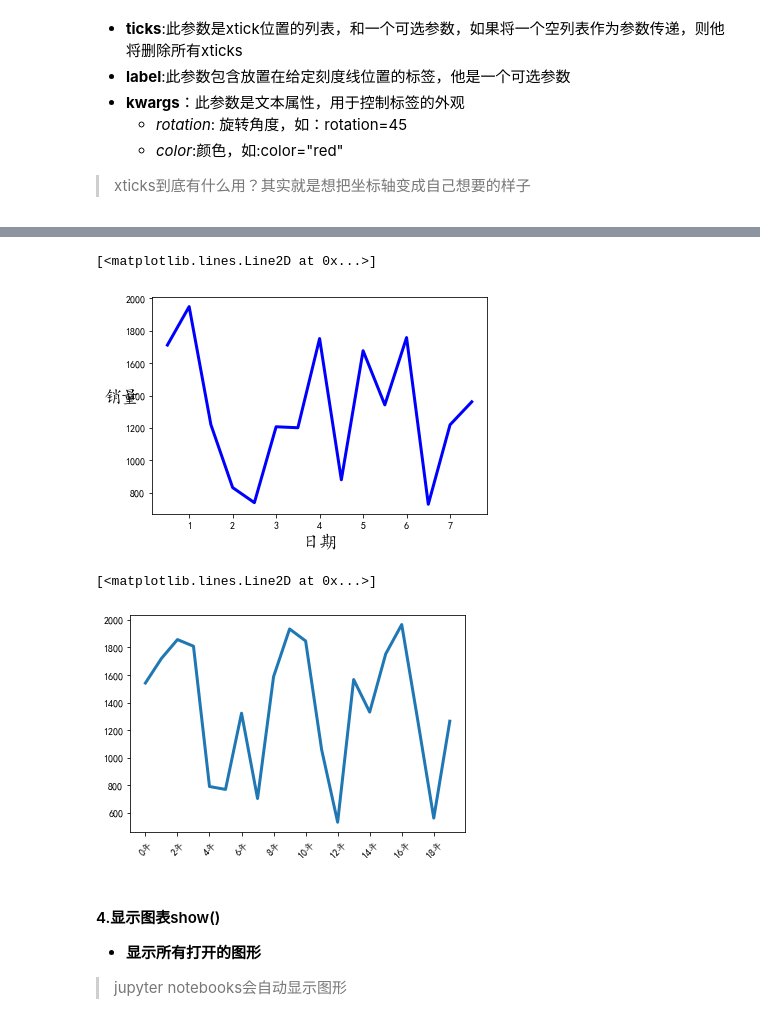
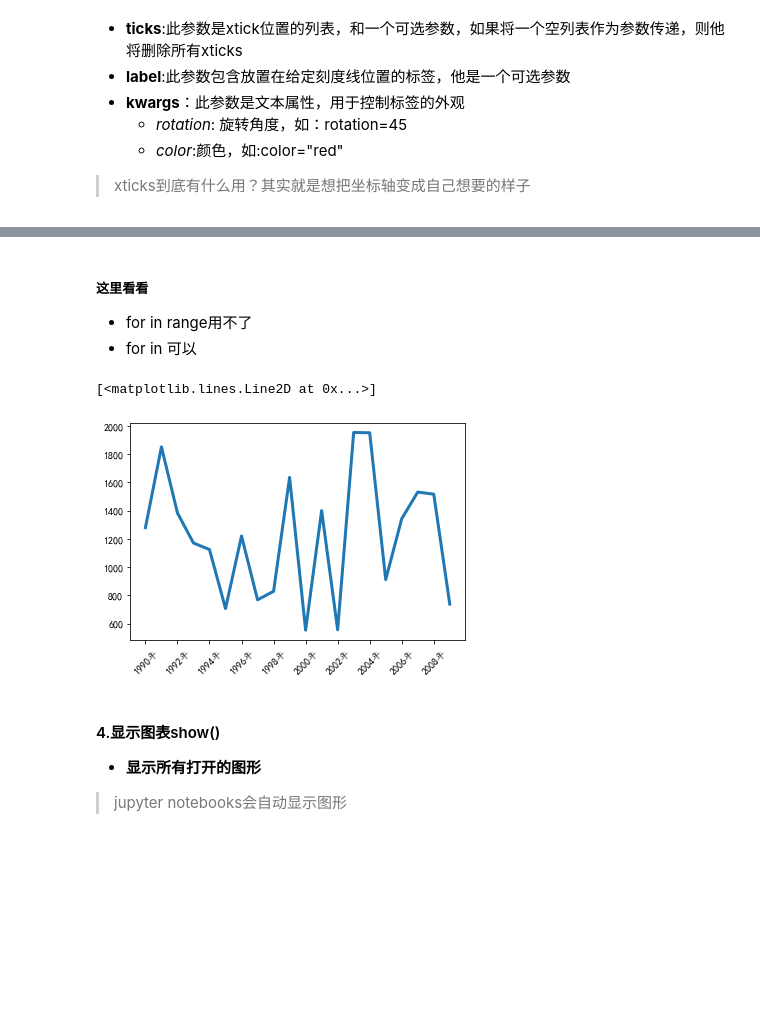
Before and after one commit to qty9866/Python-Data-analysis-learning, a Jupyter notebook: matplotlib.ipynb, the cells around one changed output, grey strips where cells are left out. Drawn from its saved outputs; the diff is of its cells as text; code cells hidden in the pictures; blank space fills up the shorter version.

Commit message:
2022-11-18 學習筆記 matplotlib 樣式設置

```diff
--- a/matplotlib.ipynb
+++ b/matplotlib.ipynb
@@ -156,23 +155,19 @@ plt.plot(times,sales,linewidth = 3,color= "blue")
-# %%
-#  换一个x轴的label
-plt.xticks(range(1,len(times),2),labels=[1,2,3,4,5,6,7] ,rotation=0)
-plt.xlabel("日期",fontsize=18)
-plt.ylabel("销量",fontsize=18,rotation=360)
-plt.plot(times,sales,linewidth = 3,color= "blue")
-# %% [output]
-[<matplotlib.lines.Line2D at 0x...>]
-[figure, removed]
+# %% [markdown]
+##### 这里看看
+
+- for in range用不了
+- for in 可以
 # %%
 # 日期
 times = np.arange(1990,2010).astype(np.str_)
 # 销量
 sales = np.random.randint(500,2000,size=len(times))
 # 绘图5
-plt.xticks(range(0,len(times),2),labels=['%s年'%i for i in range(0,len(times),2)],rotation=45)
+plt.xticks(range(0,len(times),2),labels=['%s年'%i for i in times[::2]],rotation=45)
 plt.plot(times,sales,linewidth=3)
 # %% [output]
 [<matplotlib.lines.Line2D at 0x...>]
-[figure, old version]
+[figure, new version]
 # %% [markdown]
 #### 4.显示图表show()
 - **显示所有打开的图形**
```
Also changed, not shown: parts of 23 cells of this notebook.
